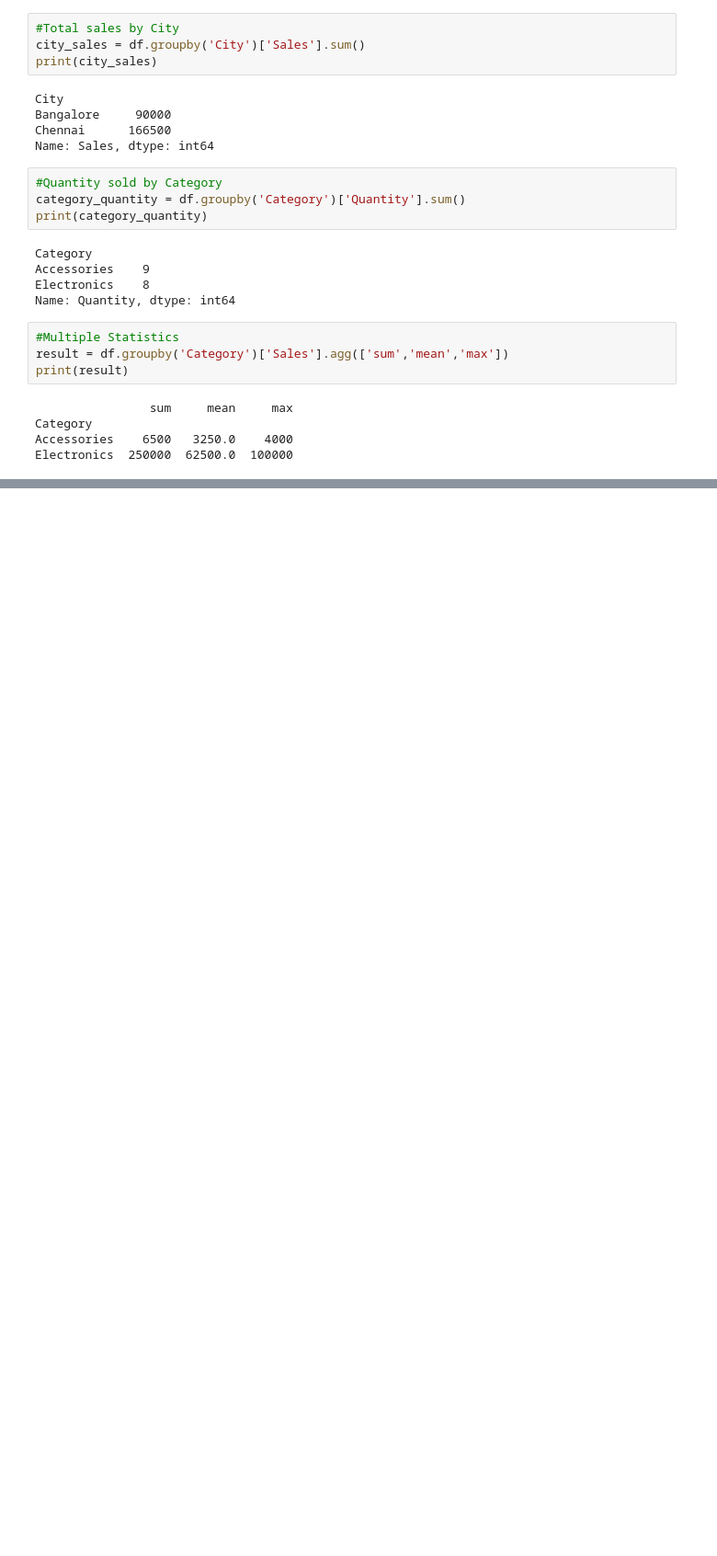
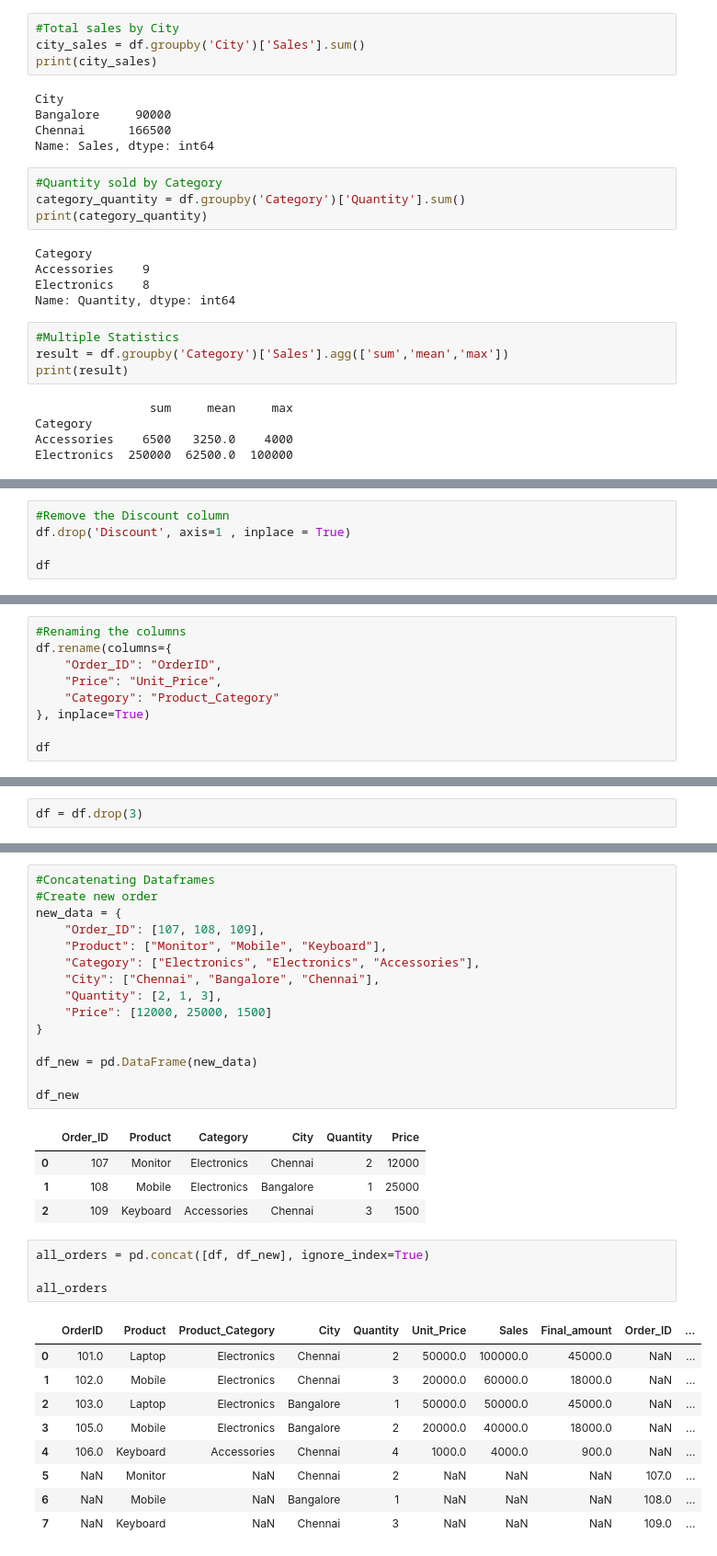
Before and after one commit to padmavathy-mca/python-essentials, a Jupyter notebook: Pandas_tasks.ipynb, the cells around one changed output, grey strips where cells are left out. Shown at 92% size. Drawn from its saved outputs; the diff is of its cells as text; blank space fills up the shorter version.

```diff
--- a/Pandas_tasks.ipynb
+++ b/Pandas_tasks.ipynb
@@ -343,0 +438,5 @@ Electronics  250000  62500.0  100000
+# %%
+#Remove the Discount column
+df.drop('Discount', axis=1 , inplace = True)
+
+df
@@ -343,0 +451,9 @@ Electronics  250000  62500.0  100000
+# %%
+#Renaming the columns
+df.rename(columns={
+    "Order_ID": "OrderID",
+    "Price": "Unit_Price",
+    "Category": "Product_Category"
+}, inplace=True)
+
+df
@@ -343,0 +626,2 @@ Electronics  250000  62500.0  100000
+# %%
+df = df.drop(3)
@@ -343,0 +698,34 @@ Electronics  250000  62500.0  100000
+# %%
+#Concatenating Dataframes
+#Create new order
+new_data = {
+    "Order_ID": [107, 108, 109],
+    "Product": ["Monitor", "Mobile", "Keyboard"],
+    "Category": ["Electronics", "Electronics", "Accessories"],
+    "City": ["Chennai", "Bangalore", "Chennai"],
+    "Quantity": [2, 1, 3],
+    "Price": [12000, 25000, 1500]
+}
+
+df_new = pd.DataFrame(new_data)
+
+df_new
+# %% [output]
+|  | Order_ID | Product | Category | City | Quantity | Price |
+| 0 | 107 | Monitor | Electronics | Chennai | 2 | 12000 |
+| 1 | 108 | Mobile | Electronics | Bangalore | 1 | 25000 |
+| 2 | 109 | Keyboard | Accessories | Chennai | 3 | 1500 |
+# %%
+all_orders = pd.concat([df, df_new], ignore_index=True)
+
+all_orders
+# %% [output]
+|  | OrderID | Product | Product_Category | City | Quantity | Unit_Price | Sales | Final_amount | Order_ID | ... |
+| 0 | 101.0 | Laptop | Electronics | Chennai | 2 | 50000.0 | 100000.0 | 45000.0 | NaN | ... |
+| 1 | 102.0 | Mobile | Electronics | Chennai | 3 | 20000.0 | 60000.0 | 18000.0 | NaN | ... |
+| 2 | 103.0 | Laptop | Electronics | Bangalore | 1 | 50000.0 | 50000.0 | 45000.0 | NaN | ... |
+| 3 | 105.0 | Mobile | Electronics | Bangalore | 2 | 20000.0 | 40000.0 | 18000.0 | NaN | ... |
+| 4 | 106.0 | Keyboard | Accessories | Chennai | 4 | 1000.0 | 4000.0 | 900.0 | NaN | ... |
+| 5 | NaN | Monitor | NaN | Chennai | 2 | NaN | NaN | NaN | 107.0 | ... |
+| 6 | NaN | Mobile | NaN | Bangalore | 1 | NaN | NaN | NaN | 108.0 | ... |
+| 7 | NaN | Keyboard | NaN | Chennai | 3 | NaN | NaN | NaN | 109.0 | ... |
```
Also changed, not shown: parts of 34 cells of this notebook, 1 other file.
